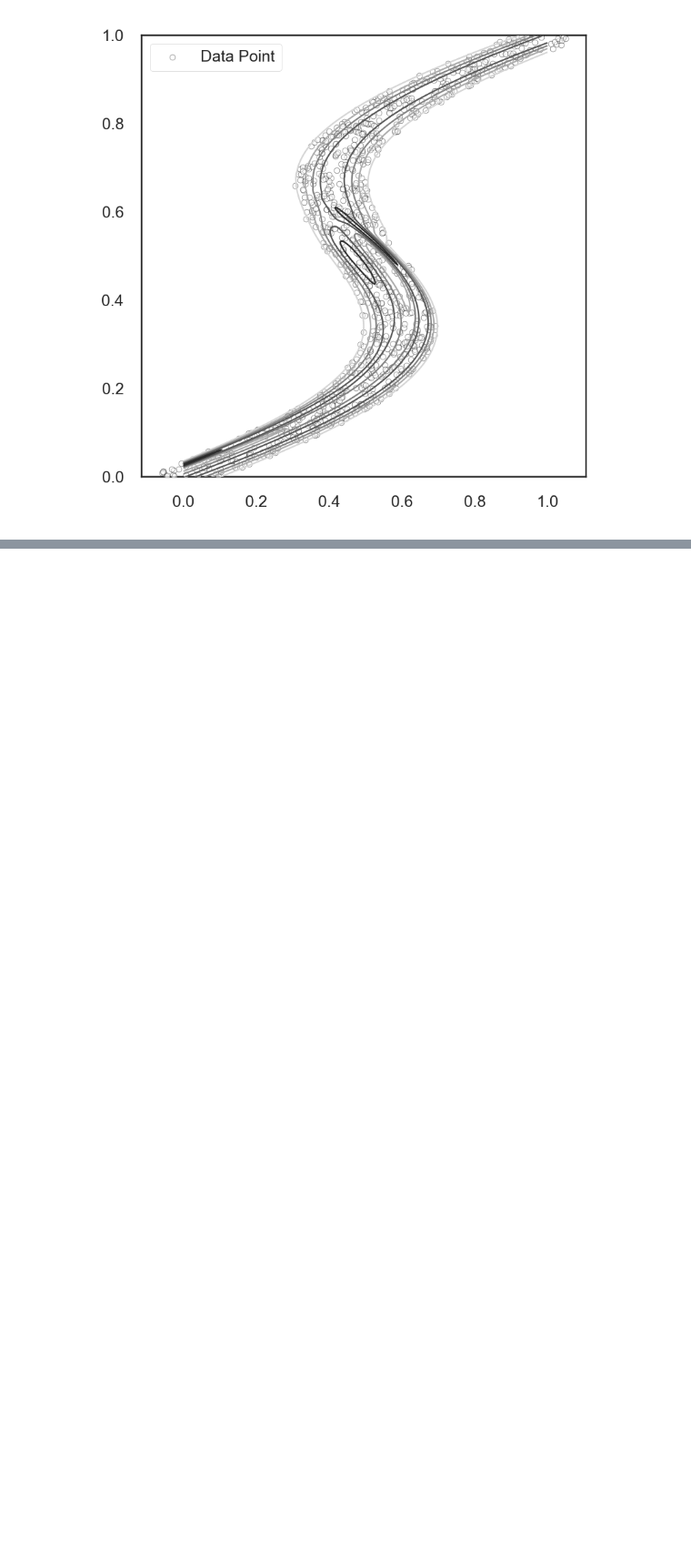
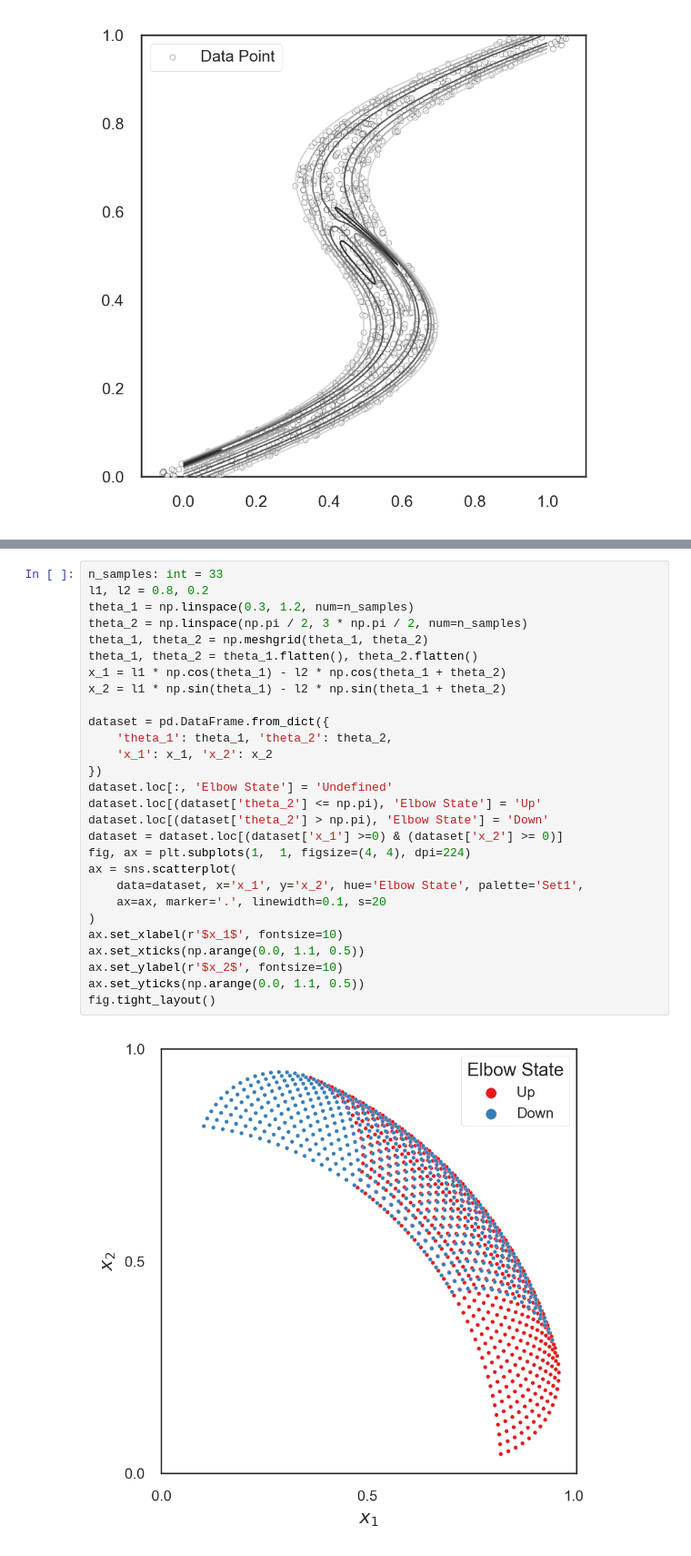
Before and after one commit to ChocolateDave/ml-notebook, a Jupyter notebook: mixture_model/mixture_density_network.ipynb, the cells around one changed output, grey strips where cells are left out. Shown at 91% size. Cells and saved outputs as stored; diff of their text form; blank space fills up the shorter version.

```diff
--- a/mixture_model/mixture_density_network.ipynb
+++ b/mixture_model/mixture_density_network.ipynb
@@ -433,0 +451,30 @@ $$
+# %%
+n_samples: int = 33
+l1, l2 = 0.8, 0.2
+theta_1 = np.linspace(0.3, 1.2, num=n_samples)
+theta_2 = np.linspace(np.pi / 2, 3 * np.pi / 2, num=n_samples)
+theta_1, theta_2 = np.meshgrid(theta_1, theta_2)
+theta_1, theta_2 = theta_1.flatten(), theta_2.flatten()
+x_1 = l1 * np.cos(theta_1) - l2 * np.cos(theta_1 + theta_2)
+x_2 = l1 * np.sin(theta_1) - l2 * np.sin(theta_1 + theta_2)
+
+dataset = pd.DataFrame.from_dict({
+    'theta_1': theta_1, 'theta_2': theta_2,
+    'x_1': x_1, 'x_2': x_2
+})
+dataset.loc[:, 'Elbow State'] = 'Undefined'
+dataset.loc[(dataset['theta_2'] <= np.pi), 'Elbow State'] = 'Up'
+dataset.loc[(dataset['theta_2'] > np.pi), 'Elbow State'] = 'Down'
+dataset = dataset.loc[(dataset['x_1'] >=0) & (dataset['x_2'] >= 0)]
+fig, ax = plt.subplots(1,  1, figsize=(4, 4), dpi=224)
+ax = sns.scatterplot(
+    data=dataset, x='x_1', y='x_2', hue='Elbow State', palette='Set1',
+    ax=ax, marker='.', linewidth=0.1, s=20
+)
+ax.set_xlabel(r'$x_1$', fontsize=10)
+ax.set_xticks(np.arange(0.0, 1.1, 0.5))
+ax.set_ylabel(r'$x_2$', fontsize=10)
+ax.set_yticks(np.arange(0.0, 1.1, 0.5))
+fig.tight_layout()
+# %% [output]
+[figure, added]
```
Also changed, not shown: parts of 16 cells of this notebook.
